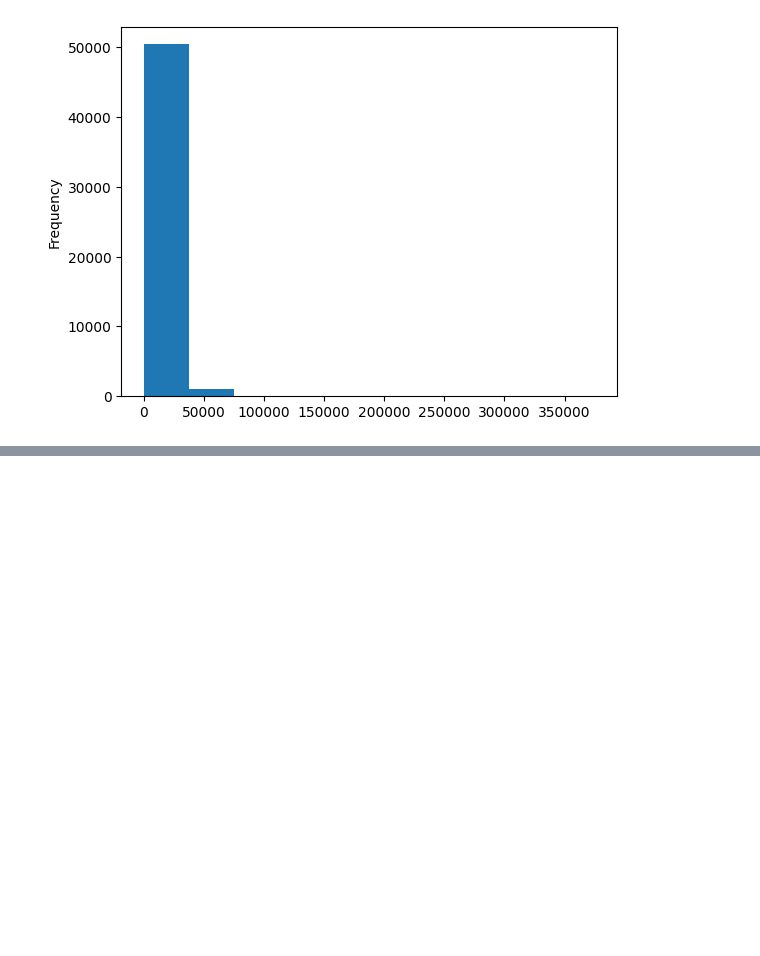
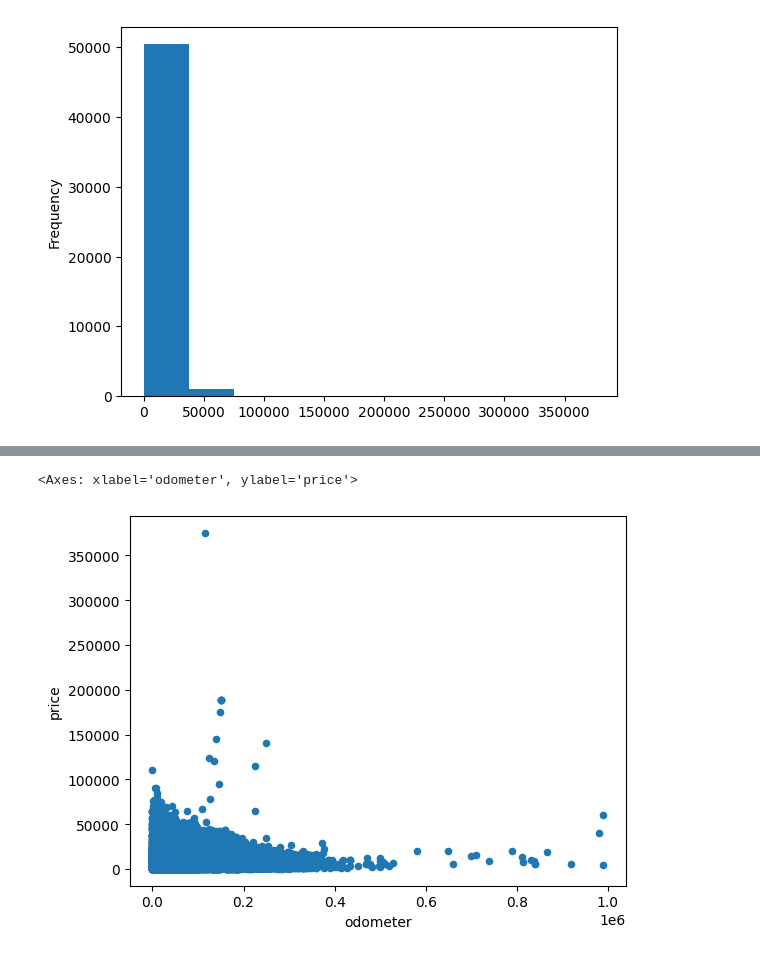
Before and after one commit to Shamikh98/Sprint_4_Project, a Jupyter notebook: notebooks/EDA.ipynb, the cells around one changed output, grey strips where cells are left out. Drawn from its saved outputs; the diff is of its cells as text; code cells hidden in the pictures; blank space fills up the shorter version.

```diff
--- a/notebooks/EDA.ipynb
+++ b/notebooks/EDA.ipynb
@@ -64,0 +70,5 @@ df_cars['price'].plot(kind='hist')
+# %%
+df_cars.plot(kind='scatter',x ='odometer', y= 'price')
+# %% [output]
+<Axes: xlabel='odometer', ylabel='price'>
+[figure, added]
```
Also changed, not shown: parts of 1 cell of this notebook.
